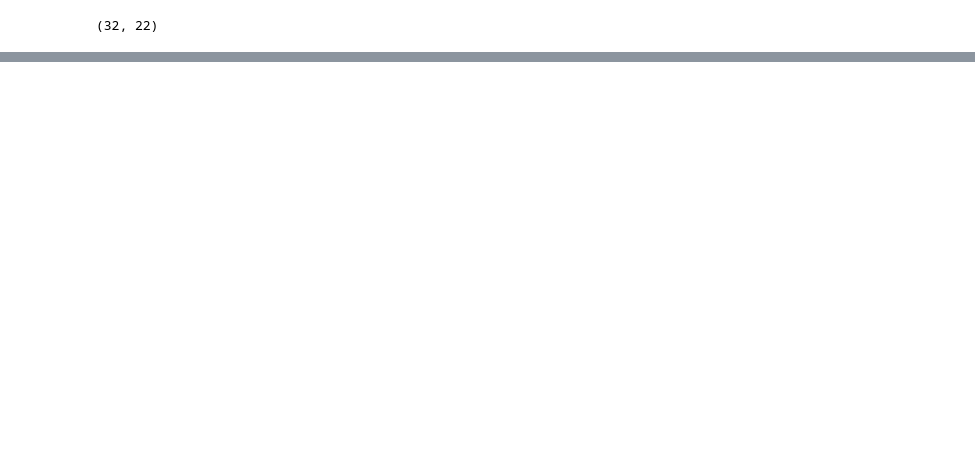
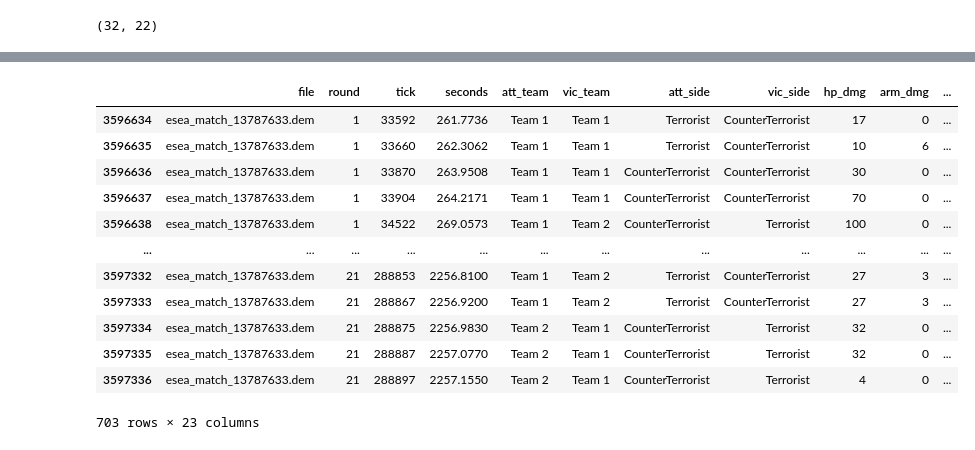
Before and after one commit to gandhimonil9823/CS_GO_Analysis, a Jupyter notebook: CS_GO_Analysis.ipynb, the cells around one changed output, grey strips where cells are left out. Drawn from its saved outputs; the diff is of its cells as text; code cells hidden in the pictures; blank space fills up the shorter version.

```diff
--- a/CS_GO_Analysis.ipynb
+++ b/CS_GO_Analysis.ipynb
@@ -163,0 +204,18 @@ esea_master_dmg_demos_cleanedup.shape
+# %%
+esea_master_dmg_demos.loc[esea_master_dmg_demos['file'] == 'esea_match_13787633.dem']
+
+#esea_master_dmg_demos.loc[esea_master_dmg_demos['file'] == 'esea_match_13784811.dem']
+# %% [output]
+|  | file | round | tick | seconds | att_team | vic_team | att_side | vic_side | hp_dmg | arm_dmg | ... |
+| 3596634 | esea_match_13787633.dem | 1 | 33592 | 261.7736 | Team 1 | Team 1 | Terrorist | CounterTerrorist | 17 | 0 | ... |
+| 3596635 | esea_match_13787633.dem | 1 | 33660 | 262.3062 | Team 1 | Team 1 | Terrorist | CounterTerrorist | 10 | 6 | ... |
+| 3596636 | esea_match_13787633.dem | 1 | 33870 | 263.9508 | Team 1 | Team 1 | CounterTerrorist | CounterTerrorist | 30 | 0 | ... |
+| 3596637 | esea_match_13787633.dem | 1 | 33904 | 264.2171 | Team 1 | Team 1 | CounterTerrorist | CounterTerrorist | 70 | 0 | ... |
+| 3596638 | esea_match_13787633.dem | 1 | 34522 | 269.0573 | Team 1 | Team 2 | CounterTerrorist | Terrorist | 100 | 0 | ... |
+| ... | ... | ... | ... | ... | ... | ... | ... | ... | ... | ... | ... |
+| 3597332 | esea_match_13787633.dem | 21 | 288853 | 2256.8100 | Team 1 | Team 2 | Terrorist | CounterTerrorist | 27 | 3 | ... |
+| 3597333 | esea_match_13787633.dem | 21 | 288867 | 2256.9200 | Team 1 | Team 2 | Terrorist | CounterTerrorist | 27 | 3 | ... |
+| 3597334 | esea_match_13787633.dem | 21 | 288875 | 2256.9830 | Team 2 | Team 1 | CounterTerrorist | Terrorist | 32 | 0 | ... |
+| 3597335 | esea_match_13787633.dem | 21 | 288887 | 2257.0770 | Team 2 | Team 1 | CounterTerrorist | Terrorist | 32 | 0 | ... |
+| 3597336 | esea_match_13787633.dem | 21 | 288897 | 2257.1550 | Team 2 | Team 1 | CounterTerrorist | Terrorist | 4 | 0 | ... |
+703 rows × 23 columns
```
Also changed, not shown: parts of 11 cells of this notebook.
